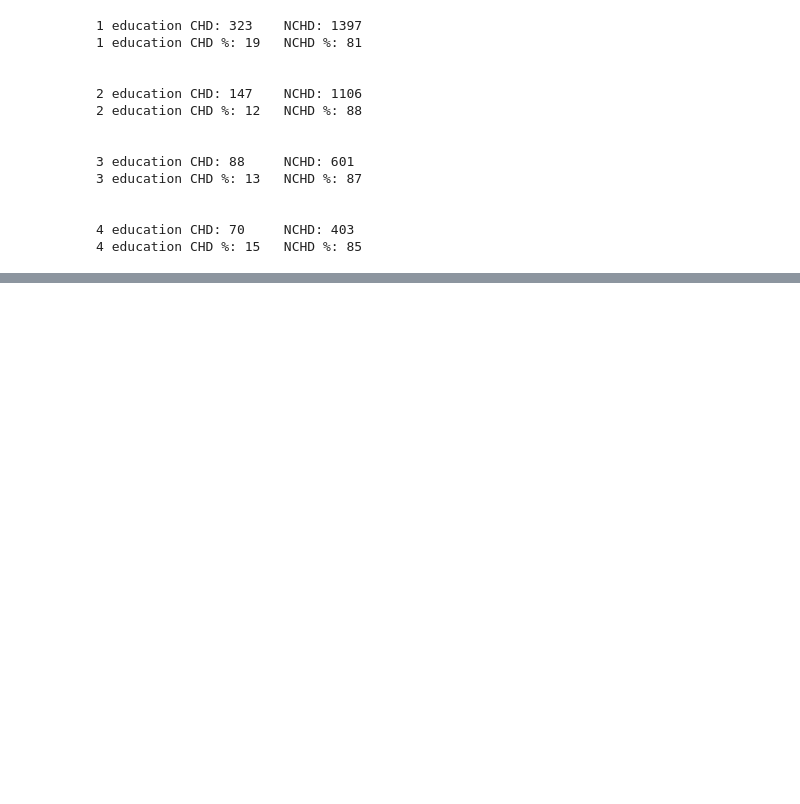
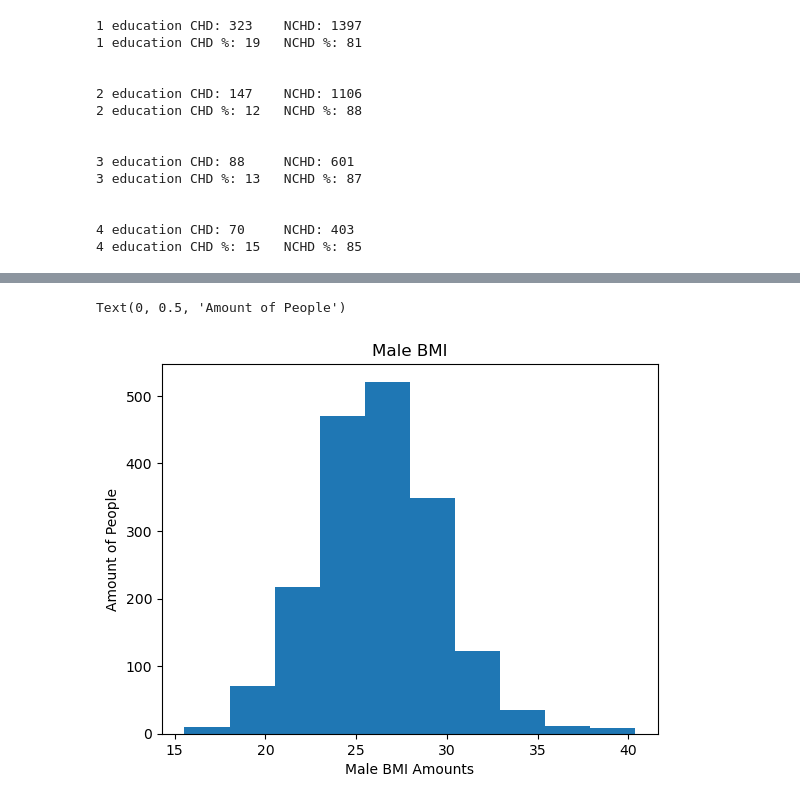
Before and after one commit to BriA827/data_analysis, a Jupyter notebook: framingham-heart-study.ipynb, the cells around one changed output, grey strips where cells are left out. Drawn from its saved outputs; the diff is of its cells as text; code cells hidden in the pictures; blank space fills up the shorter version.

Commit message:
Kaggle Notebook | framingham heart study | Version 6

```diff
--- a/framingham-heart-study.ipynb
+++ b/framingham-heart-study.ipynb
@@ -217,0 +224,8 @@ four_cha = num_per(risk, no_risk, "education", 4)
+# %%
+plt.hist(heart["BMI"][heart["male"] == 1])
+plt.title("Male BMI")
+plt.xlabel("Male BMI Amounts")
+plt.ylabel("Amount of People")
+# %% [output]
+Text(0, 0.5, 'Amount of People')
+[figure, added]
```
Also changed, not shown: parts of 12 cells of this notebook.
